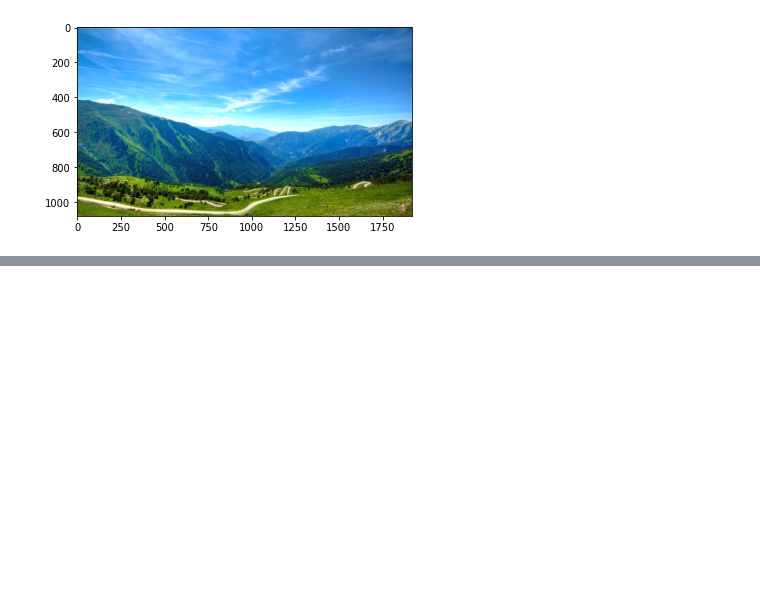
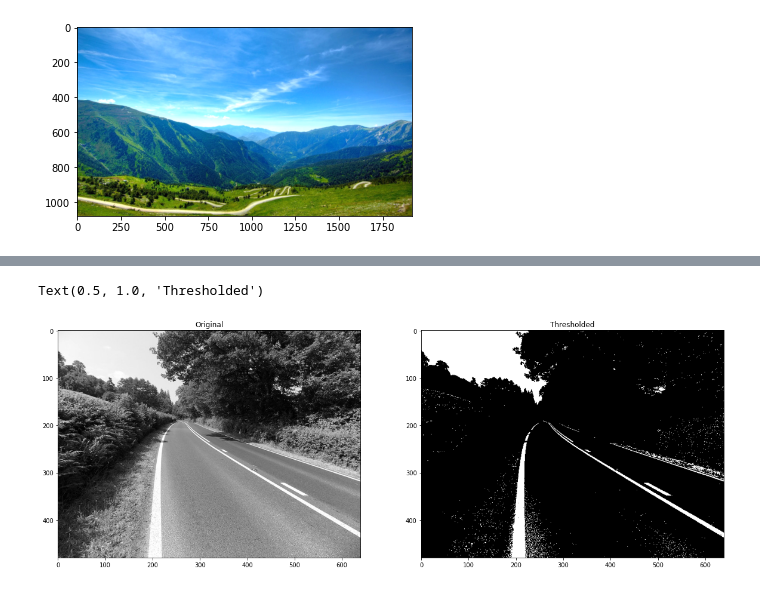
Before and after one commit to chinmaydas96/OpenCV-for-Beginner, a Jupyter notebook: Module-2/Test.ipynb, the cells around one changed output, grey strips where cells are left out. Cells and saved outputs as stored; diff of their text form; code cells hidden in the pictures; blank space fills up the shorter version.

```diff
--- a/Module-2/Test.ipynb
+++ b/Module-2/Test.ipynb
@@ -61,0 +82,9 @@ plt.imshow(img_high_contrast_clip[:,:,::-1])
+# %%
+retval, binary_img = cv2.threshold(img, 200, 255, cv2.THRESH_BINARY)
+# Display the images.
+plt.figure(figsize = [20, 8])
+plt.subplot(121); plt.imshow(img); plt.title('Original')
+plt.subplot(122); plt.imshow(binary_img); plt.title('Thresholded')
+# %% [output]
+Text(0.5, 1.0, 'Thresholded')
+[figure, added]
```
Also changed, not shown: parts of 6 cells of this notebook, 1 other file.
